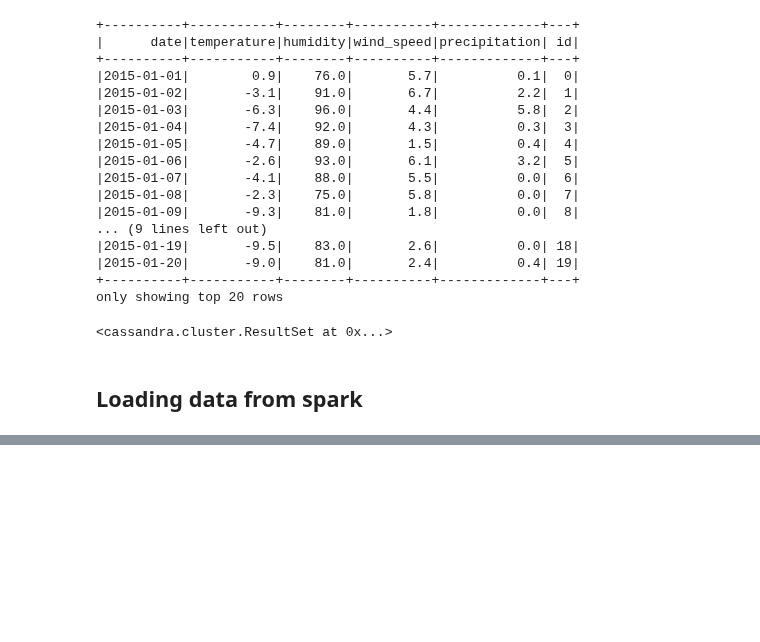
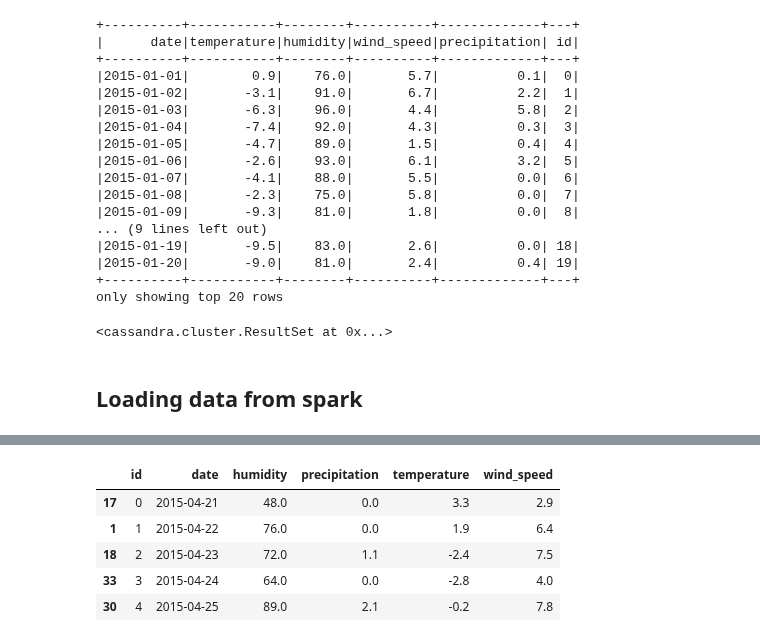
Before and after one commit to erlendrisvik/Compulsories, a Jupyter notebook: CA2/CA2.ipynb, the cells around one changed output, grey strips where cells are left out. Saved outputs shown, nothing was run; the diff lists cells and outputs as text; code cells hidden in the pictures; blank space fills up the shorter version.

```diff
--- a/CA2/CA2.ipynb
+++ b/CA2/CA2.ipynb
@@ -307,3 +307,16 @@ weather_data.head()
+# %%
+# Sort values by date
+weather_data['date'] = pd.to_datetime(weather_data['date'])
+
+weather_data = weather_data.sort_values(by='date')
+weather_data.head()
+# %% [output]
+|  | id | date | humidity | precipitation | temperature | wind_speed |
+| 17 | 0 | 2015-04-21 | 48.0 | 0.0 | 3.3 | 2.9 |
+| 1 | 1 | 2015-04-22 | 76.0 | 0.0 | 1.9 | 6.4 |
+| 18 | 2 | 2015-04-23 | 72.0 | 1.1 | -2.4 | 7.5 |
+| 33 | 3 | 2015-04-24 | 64.0 | 0.0 | -2.8 | 4.0 |
+| 30 | 4 | 2015-04-25 | 89.0 | 2.1 | -0.2 | 7.8 |
 # %%
 # plot the four variables
 import matplotlib.pyplot as plt
```
Also changed, not shown: parts of 2 cells of this notebook.
